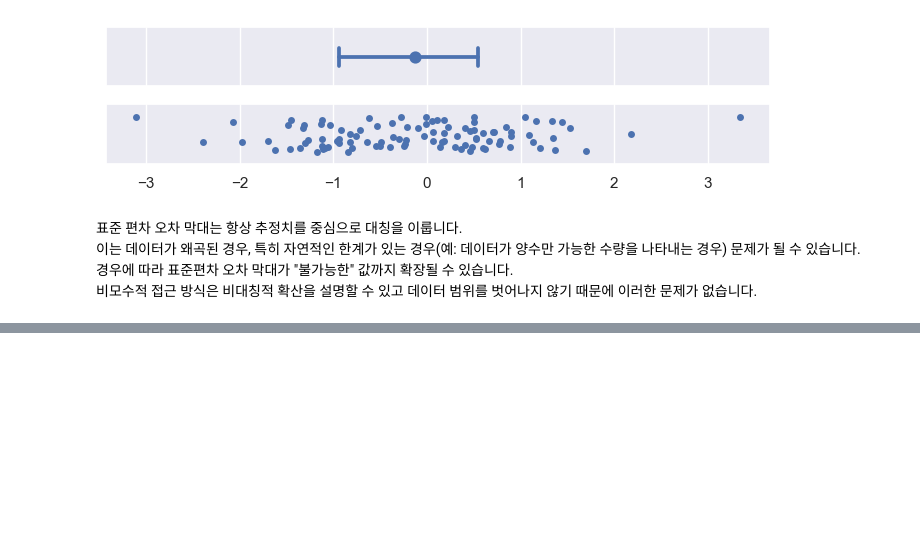
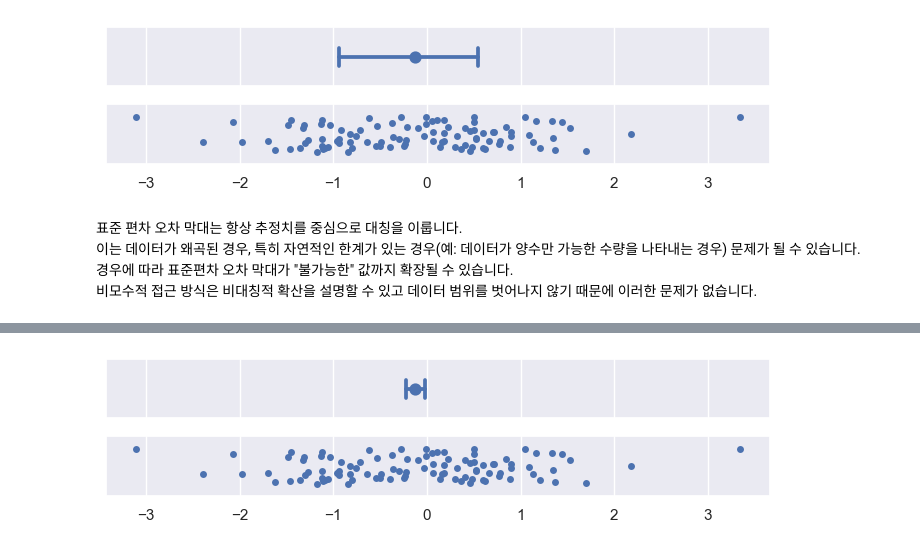
Before and after one commit to jhwn533/Pallet-Town, a Jupyter notebook: Seaborn_Tutorial/Statistical estimation and error bars.ipynb, the cells around one changed output, grey strips where cells are left out. Saved outputs shown, nothing was run; the diff lists cells and outputs as text; code cells hidden in the pictures; blank space fills up the shorter version.

Commit message:
Add code Statistical estimation and error bars.ipynb

```diff
--- a/Seaborn_Tutorial/Statistical estimation and error bars.ipynb
+++ b/Seaborn_Tutorial/Statistical estimation and error bars.ipynb
@@ -80,0 +91,4 @@ plot_errorbars(("pi", 50))
+# %%
+plot_errorbars("se")
+# %% [output]
+[figure, added]
```
Also changed, not shown: parts of 10 cells of this notebook.
